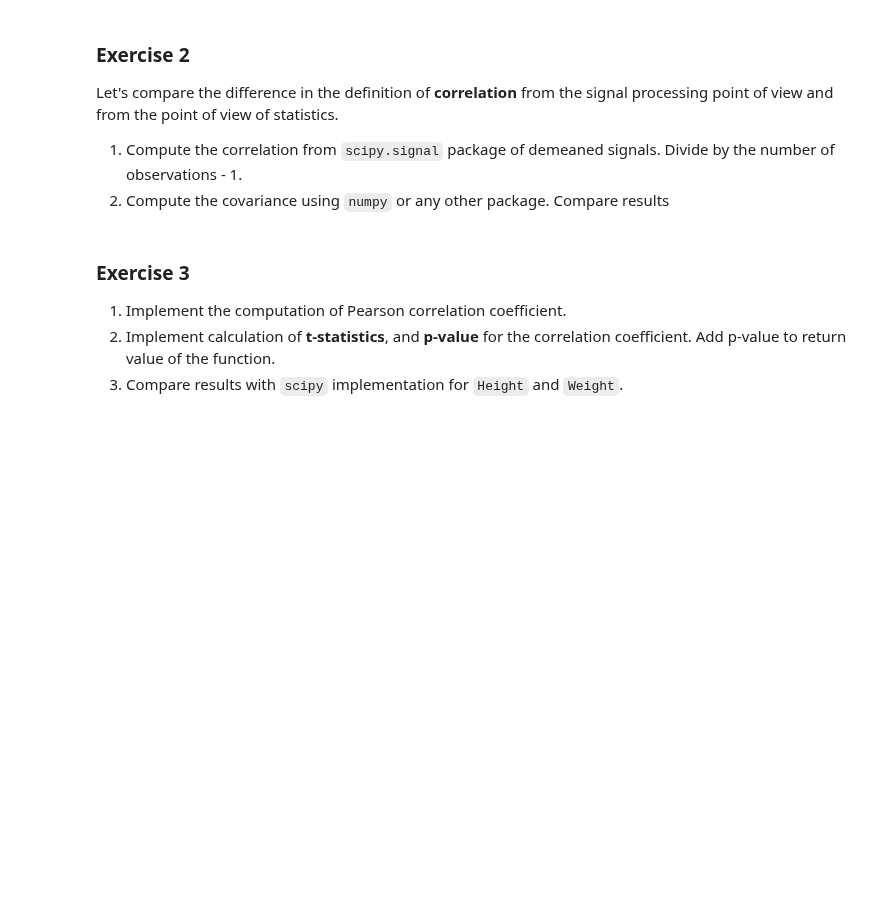
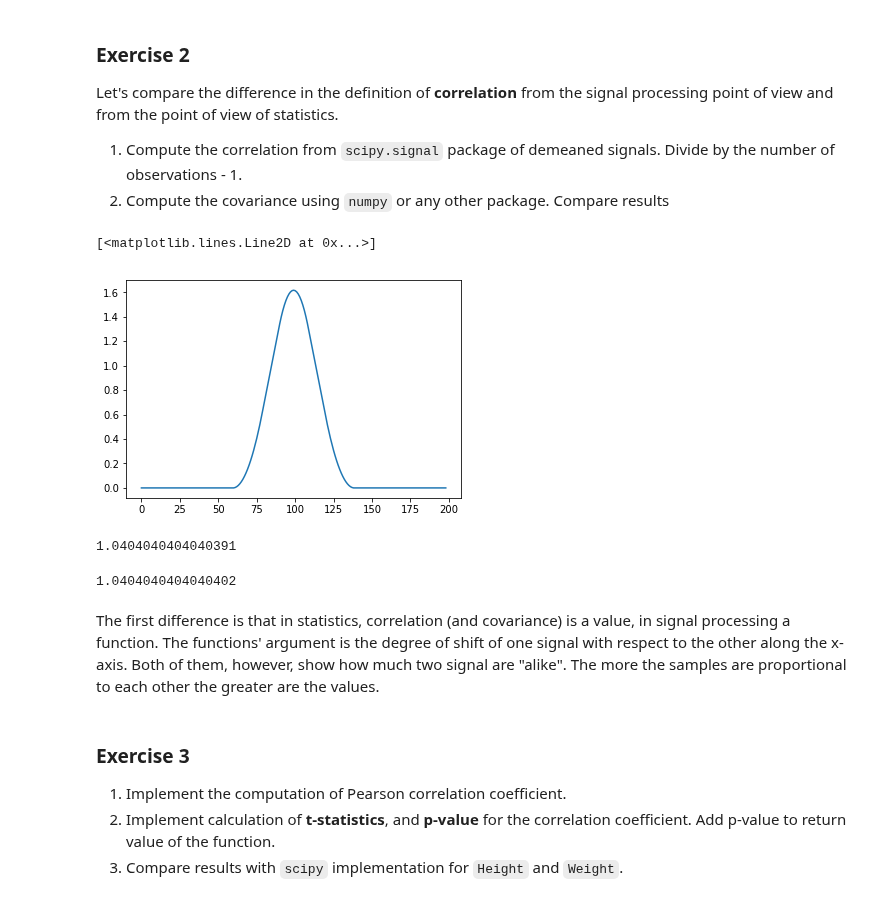
Before and after one commit to frolovconst/advstat-labs, a Jupyter notebook: Lab02/Lab02.ipynb, the cells around one changed output. Cells and saved outputs as stored; diff of their text form; code cells hidden in the pictures; blank space fills up the shorter version.

```diff
--- a/Lab02/Lab02.ipynb
+++ b/Lab02/Lab02.ipynb
@@ -168,8 +175,21 @@ Let's compare the difference in the definition of **correlation** from the signa
 2. Compute the covariance using `numpy` or any other package. Compare results
 # %%
 # compute demeaned correlation divided by n-1 using scipy.signal
+plt.plot(correlate(x, y)/(y.size-1))
+# %% [output]
+[<matplotlib.lines.Line2D at 0x...>]
+[figure, added]
 # %%
 # compute covariance using numpy
+np.cov(np.asarray([x,y]))[0,1]
+# %% [output]
+1.0404040404040391
+# %%
+(x-np.mean(x)).dot(y-np.mean(y)).T/(x.size-1)
+# %% [output]
+1.0404040404040402
+# %% [markdown]
+The first difference is that in statistics, correlation (and covariance) is a value, in signal processing a function. The functions' argument is the degree of shift of one signal with respect to the other along the x-axis. Both of them, however, show how much two signal are "alike". The more the samples are proportional to each other the greater are the values.
 # %% [markdown]
 ### Exercise 3
 
```
Also changed, not shown: parts of 10 cells of this notebook.
